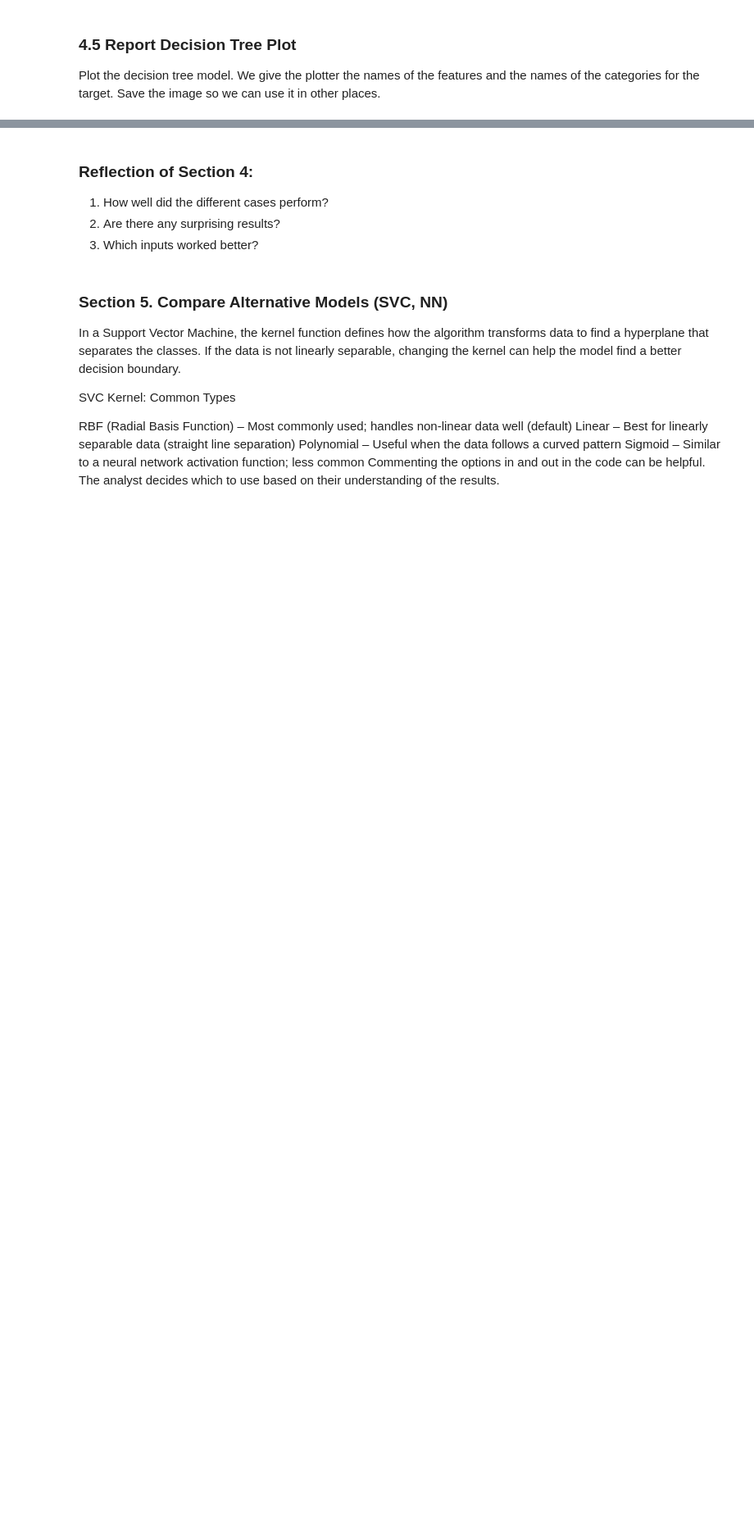
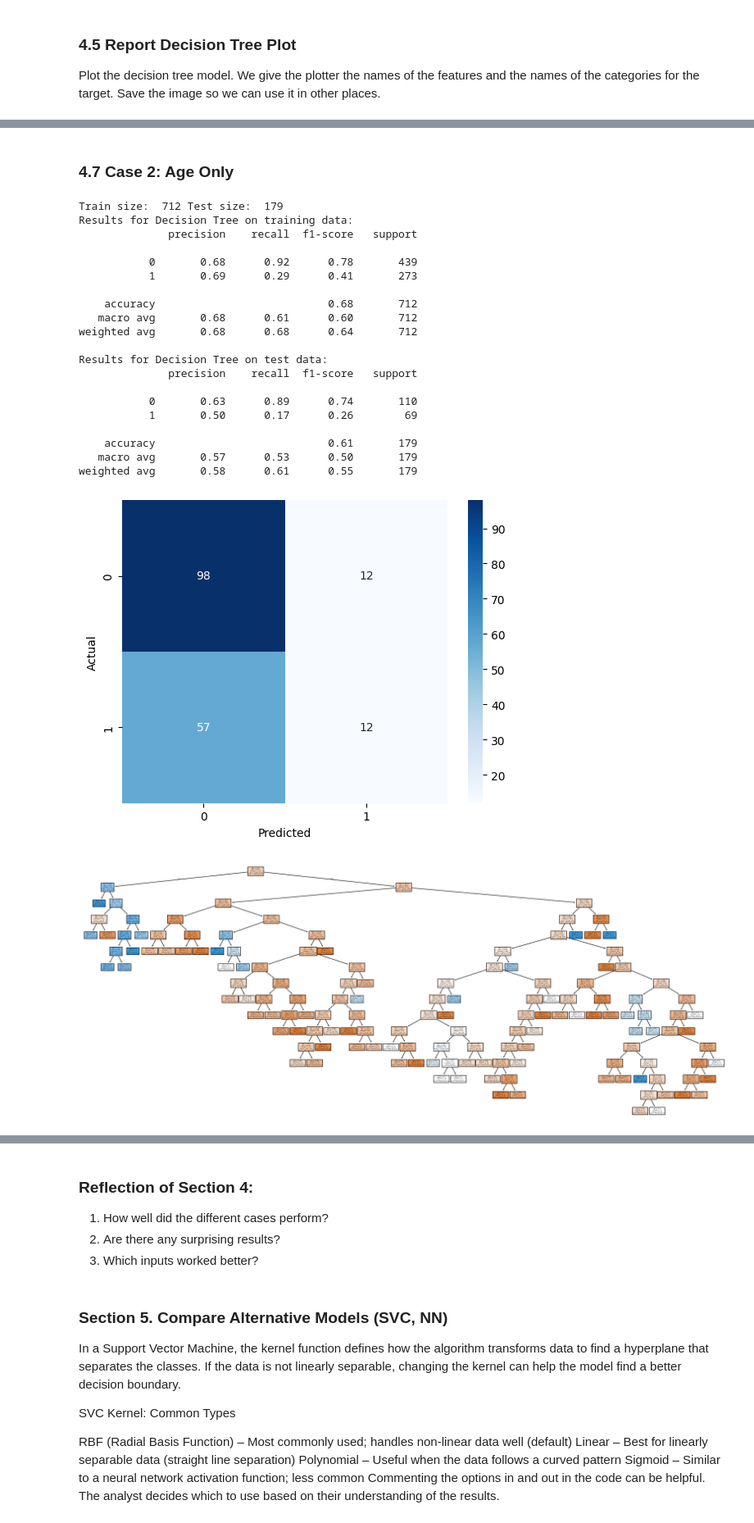
Before and after one commit to dfintel25/applied-ml-derekfintel, a Jupyter notebook: lab03/ml03_derekfintel.ipynb, the cells around one changed output, grey strips where cells are left out. Shown at 82% size. Drawn from its saved outputs; the diff is of its cells as text; code cells hidden in the pictures; blank space fills up the shorter version.

```diff
--- a/lab03/ml03_derekfintel.ipynb
+++ b/lab03/ml03_derekfintel.ipynb
@@ -236,0 +309,66 @@ For each different case, redefine the input features in Section 3 (comment out t
+# %% [markdown]
+### 4.7 Case 2: Age Only
+# %%
+# Case 2: age only
+X = titanic[['age']]
+y = titanic['survived']
+
+# Split the data into training and testing sets
+splitter = StratifiedShuffleSplit(n_splits=1, test_size=0.2, random_state=123)
+for train_indices, test_indices in splitter.split(X, y):
+    X_train = X.iloc[train_indices]
+    X_test = X.iloc[test_indices]
+    y_train = y.iloc[train_indices]
+    y_test = y.iloc[test_indices]
+
+print('Train size: ', len(X_train), 'Test size: ', len(X_test))
+
+# Create and train a Decision Tree model
+tree_model = DecisionTreeClassifier()
+tree_model.fit(X_train, y_train)
+
+# Evaluate the model on training data
+y_pred = tree_model.predict(X_train)
+print("Results for Decision Tree on training data:")
+print(classification_report(y_train, y_pred))
+
+# Evaluate the model on test data
+y_test_pred = tree_model.predict(X_test)
+print("Results for Decision Tree on test data:")
+print(classification_report(y_test, y_test_pred))
+
+# Confusion matrix visualization
+cm = confusion_matrix(y_test, y_test_pred)
+sns.heatmap(cm, annot=True, cmap='Blues')
+plt.xlabel('Predicted')
+plt.ylabel('Actual')
+plt.show()
+
+# Plot the decision tree
+fig = plt.figure(figsize=(25,10))
+plot_tree(tree_model, feature_names=X.columns, class_names=['Not Survived', 'Survived'], filled=True)
+plt.show()
+fig.savefig("decision_tree_titanic.png")
+# %% [output]
+Train size:  712 Test size:  179
+Results for Decision Tree on training data:
+              precision    recall  f1-score   support
+
+           0       0.68      0.92      0.78       439
+           1       0.69      0.29      0.41       273
+
+    accuracy                           0.68       712
+   macro avg       0.68      0.61      0.60       712
+weighted avg       0.68      0.68      0.64       712
+
+Results for Decision Tree on test data:
+              precision    recall  f1-score   support
+
+           0       0.63      0.89      0.74       110
+           1       0.50      0.17      0.26        69
+
+    accuracy                           0.61       179
+   macro avg       0.57      0.53      0.50       179
+weighted avg       0.58      0.61      0.55       179
+[figure, added]
+[figure, added]
```
Also changed, not shown: parts of 22 cells of this notebook, 1 other file.
